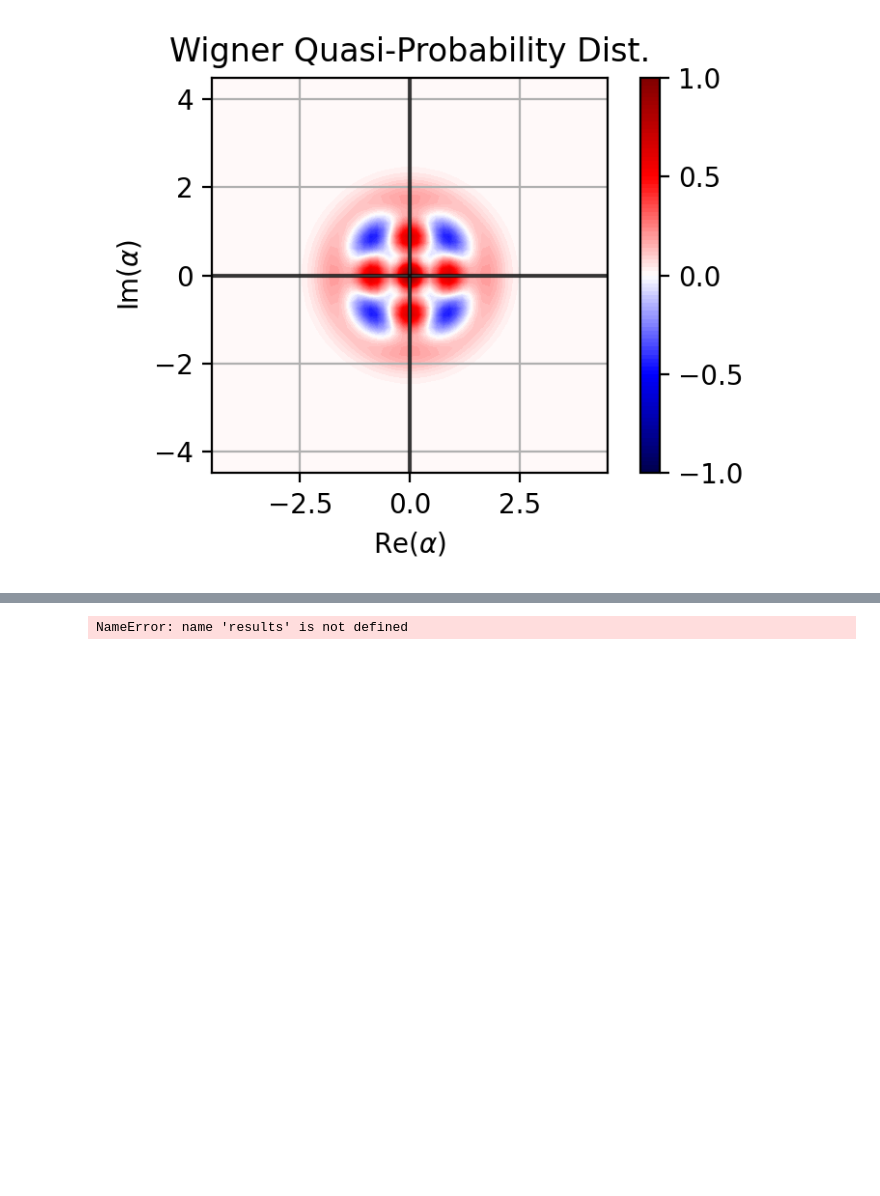
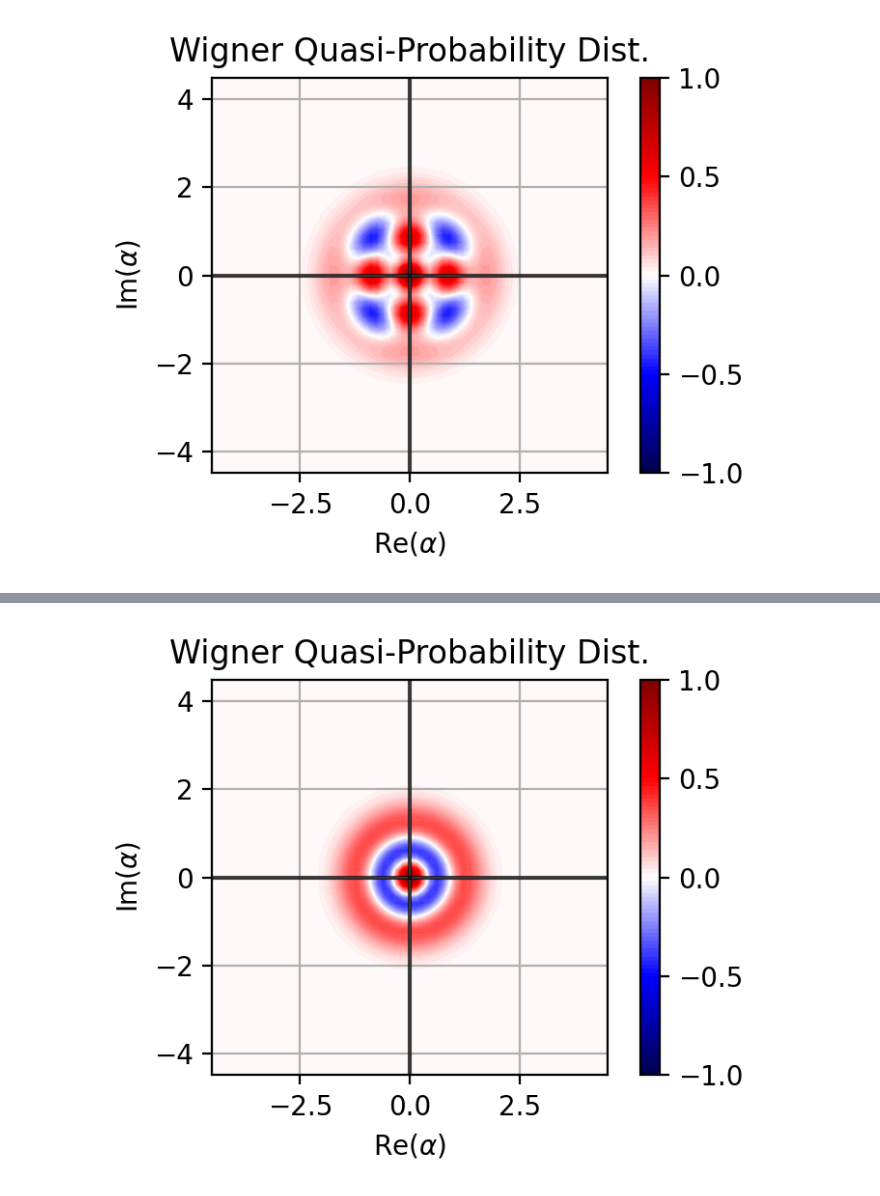
Before and after one commit to EQuS/bosonic, a Jupyter notebook: tutorials/binomial/1-codes.ipynb, the cells around one changed output, grey strips where cells are left out. Cells and saved outputs as stored; diff of their text form; code cells hidden in the pictures; blank space fills up the shorter version.

```diff
--- a/tutorials/binomial/1-codes.ipynb
+++ b/tutorials/binomial/1-codes.ipynb
@@ -31,4 +32,5 @@ bcirc.x(0)
 # %%
+results = execute(bcirc, "unitary_jax")
 results.plot(bcirc,0)
 # %% [output]
-NameError: name 'results' is not defined
+[figure, added]
```
Also changed, not shown: parts of 2 cells of this notebook, 25 other files.
